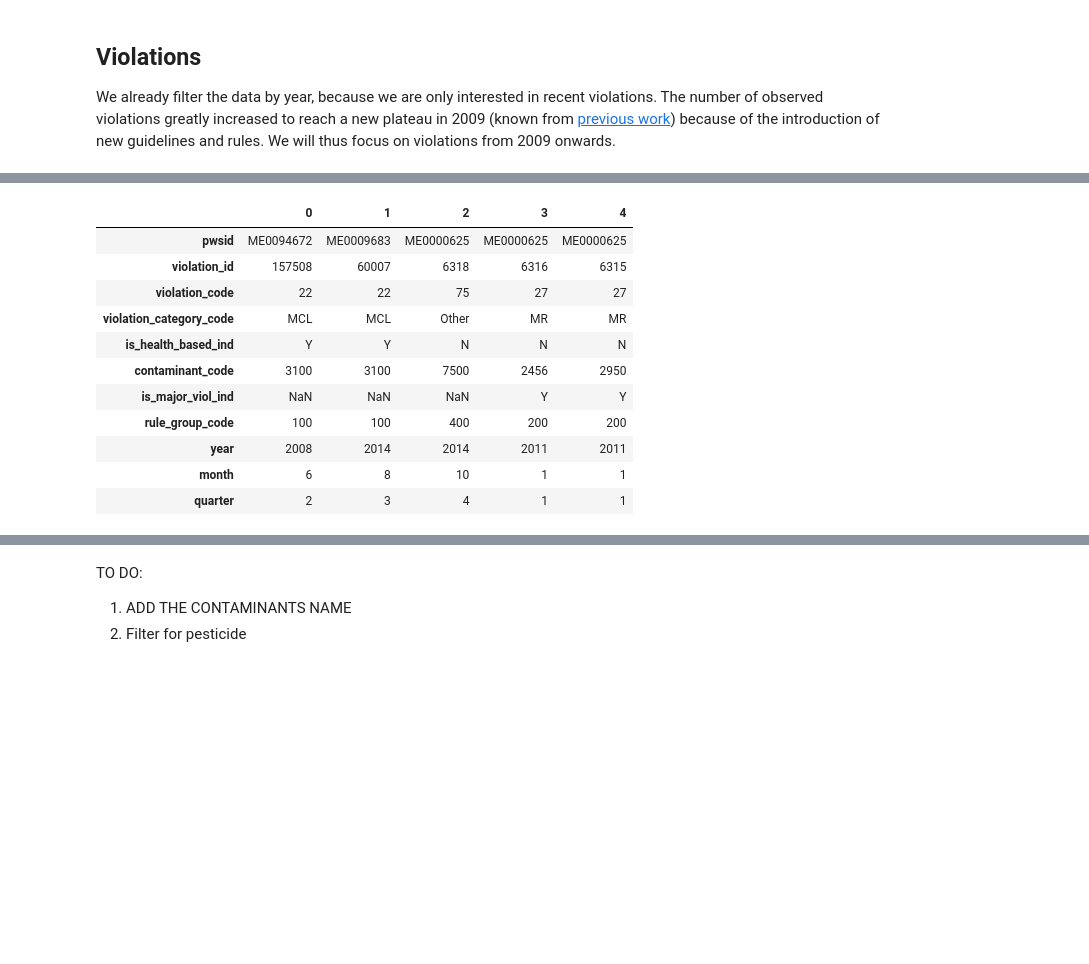
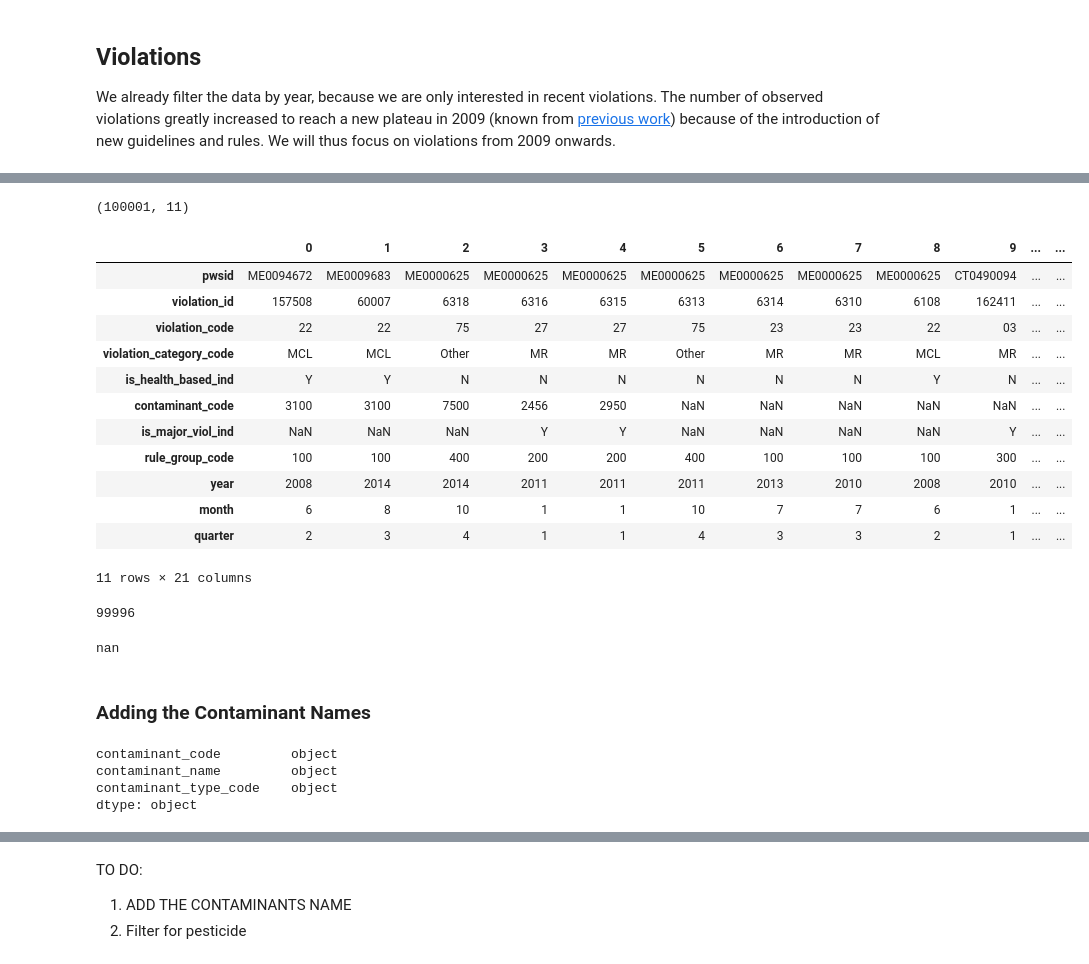
Before and after one commit to de-la-viz/pesticides_in_drinking_water, a Jupyter notebook: code/Data_Processing_and_Feature_Engineering.ipynb, the cells around one changed output, grey strips where cells are left out. Cells and saved outputs as stored; diff of their text form; code cells hidden in the pictures; blank space fills up the shorter version.

```diff
--- a/code/Data_Processing_and_Feature_Engineering.ipynb
+++ b/code/Data_Processing_and_Feature_Engineering.ipynb
@@ -150,43 +118,74 @@ violations = violations_raw.copy()
 
 # transform the dates to datetime:
 violations.rtc_date = pd.to_datetime(violations.rtc_date)
 violations.compl_per_begin_date = pd.to_datetime(violations.compl_per_begin_date)
 violations.compl_per_end_date = pd.to_datetime(violations.compl_per_end_date)
 
 violations.loc[:,'year'] = violations['compl_per_begin_date'].dt.year # year when the violation was discovered
 violations.loc[:,'month'] = violations['compl_per_begin_date'].dt.month # month when the violation was discovered
 
 # create new column with quarters:
 def by_quarter(row):
     if row['month'] < 4:
         return 1
     elif row['month'] >= 4 and row['month'] < 7:
         return 2
     elif row['month'] >= 7 and row['month'] < 10:
         return 3
     else:
         return 4
 violations.loc[:,'quarter'] = violations.apply(by_quarter, axis=1)
 
 
 select_features_viol = ['pwsid', 'violation_id', 'violation_code', 'violation_category_code',
                        'is_health_based_ind', 'contaminant_code', 'is_major_viol_ind',
                        'rule_group_code',
                        'year', 'month', 'quarter']
 
 violations = violations.loc[:, select_features_viol] # keep only selected columns
 
-violations.head().T
+# there is an issue with the contaminant_code: sometimes "float as text" = 3100.0 instead of 3000
+violations.contaminant_code = violations.contaminant_code[0:5]
+
+# Note: 125 contaminant_code are empty.
+# violations.contaminant_code.isnull().sum()
+
+print(violations.shape)
+violations.head(21).T
 # %% [output]
+(100001, 11)
-|  | 0 | 1 | 2 | 3 | 4 |
-| pwsid | ME0094672 | ME0009683 | ME0000625 | ME0000625 | ME0000625 |
-| violation_id | 157508 | 60007 | 6318 | 6316 | 6315 |
-| violation_code | 22 | 22 | 75 | 27 | 27 |
-| violation_category_code | MCL | MCL | Other | MR | MR |
-| is_health_based_ind | Y | Y | N | N | N |
-| contaminant_code | 3100 | 3100 | 7500 | 2456 | 2950 |
-| is_major_viol_ind | NaN | NaN | NaN | Y | Y |
-| rule_group_code | 100 | 100 | 400 | 200 | 200 |
-| year | 2008 | 2014 | 2014 | 2011 | 2011 |
-| month | 6 | 8 | 10 | 1 | 1 |
-| quarter | 2 | 3 | 4 | 1 | 1 |
+|  | 0 | 1 | 2 | 3 | 4 | 5 | 6 | 7 | 8 | 9 | ... | ... |
+| pwsid | ME0094672 | ME0009683 | ME0000625 | ME0000625 | ME0000625 | ME0000625 | ME0000625 | ME0000625 | ME0000625 | CT0490094 | ... | ... |
+| violation_id | 157508 | 60007 | 6318 | 6316 | 6315 | 6313 | 6314 | 6310 | 6108 | 162411 | ... | ... |
+| violation_code | 22 | 22 | 75 | 27 | 27 | 75 | 23 | 23 | 22 | 03 | ... | ... |
+| violation_category_code | MCL | MCL | Other | MR | MR | Other | MR | MR | MCL | MR | ... | ... |
+| is_health_based_ind | Y | Y | N | N | N | N | N | N | Y | N | ... | ... |
+| contaminant_code | 3100 | 3100 | 7500 | 2456 | 2950 | NaN | NaN | NaN | NaN | NaN | ... | ... |
+| is_major_viol_ind | NaN | NaN | NaN | Y | Y | NaN | NaN | NaN | NaN | Y | ... | ... |
+| rule_group_code | 100 | 100 | 400 | 200 | 200 | 400 | 100 | 100 | 100 | 300 | ... | ... |
+| year | 2008 | 2014 | 2014 | 2011 | 2011 | 2011 | 2013 | 2010 | 2008 | 2010 | ... | ... |
+| month | 6 | 8 | 10 | 1 | 1 | 10 | 7 | 7 | 6 | 1 | ... | ... |
+| quarter | 2 | 3 | 4 | 1 | 1 | 4 | 3 | 3 | 2 | 1 | ... | ... |
+11 rows × 21 columns
+# %%
+violations.contaminant_code.isnull().sum()
+# %% [output]
+99996
+# %%
+violations.contaminant_code.str.split('.').str[0]
+violations.contaminant_code[20]
+# %% [output]
+nan
+# %% [markdown]
+### Adding the Contaminant Names
+# %%
+# loading the contaminants codes:
+contaminants = pd.read_csv('../data/contaminant_codes.csv')
+contaminants = contaminants.drop('Unnamed: 0', axis=1)
+contaminants.dtypes
+# contaminants.head()
+# %% [output]
+contaminant_code         object
+contaminant_name         object
+contaminant_type_code    object
+dtype: object
```
Also changed, not shown: parts of 20 cells of this notebook, 4 other files.
